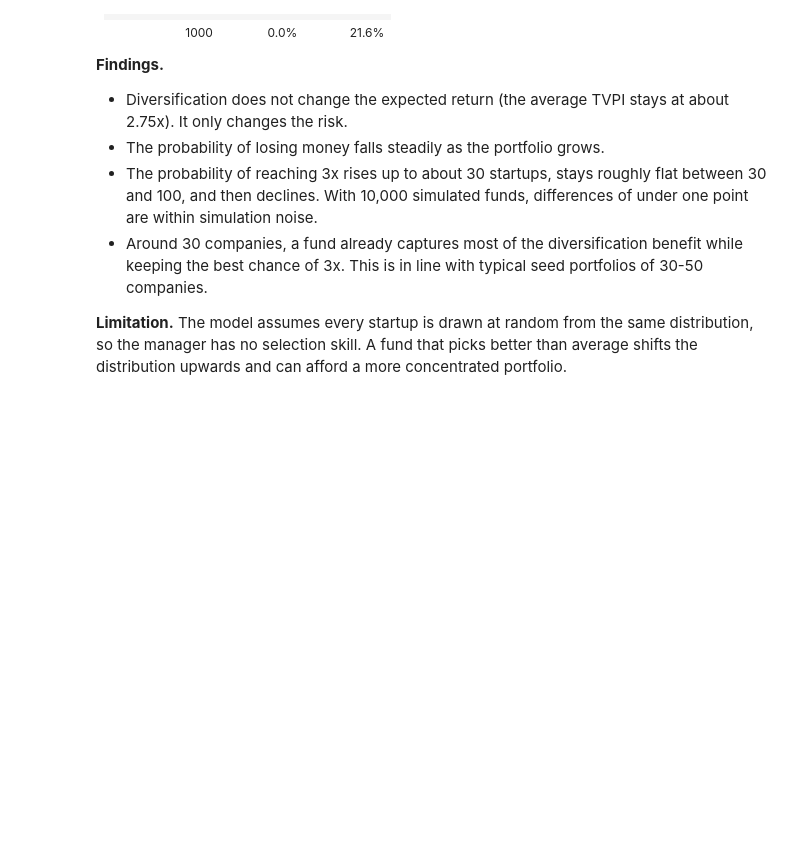
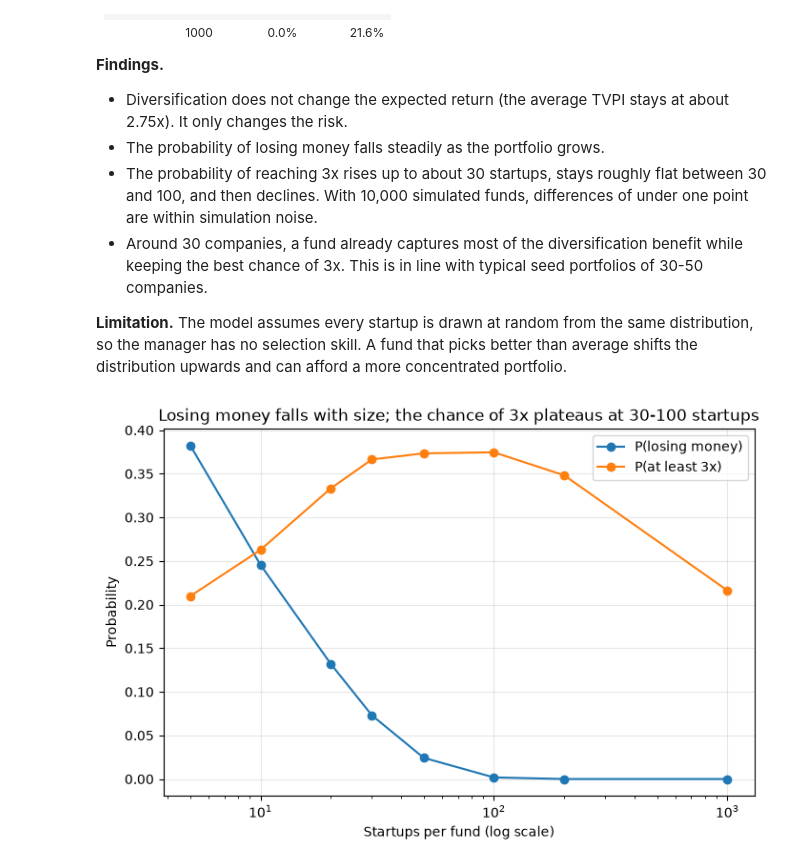
Before and after one commit to framosco0/Power-Law-Lab, a Jupyter notebook: notebooks/02_portfolio.ipynb, the cells around one changed output. Cells and saved outputs as stored; diff of their text form; code cells hidden in the pictures; blank space fills up the shorter version.

```diff
--- a/notebooks/02_portfolio.ipynb
+++ b/notebooks/02_portfolio.ipynb
@@ -89,14 +89,16 @@ for n in sizes:
 # %%
 import matplotlib.pyplot as plt
 
 plt.figure(figsize=(8, 5))
 plt.plot(sizes, p_lose, marker="o", label="P(losing money)")
 plt.plot(sizes, p_3x, marker="o", label="P(at least 3x)")
 plt.xscale("log")
 plt.xlabel("Startups per fund (log scale)")
 plt.ylabel("Probability")
-plt.title("Losing money falls with size; 3x peaks at 30-50 startups")
+plt.title("Losing money falls with size; the chance of 3x plateaus at 30-100 startups")
 plt.legend()
 plt.grid(alpha=0.3)
 plt.savefig("../results/phase2_portfolio_size.png", dpi=150, bbox_inches="tight")
 plt.show()
+# %% [output]
+[figure, added]
```
